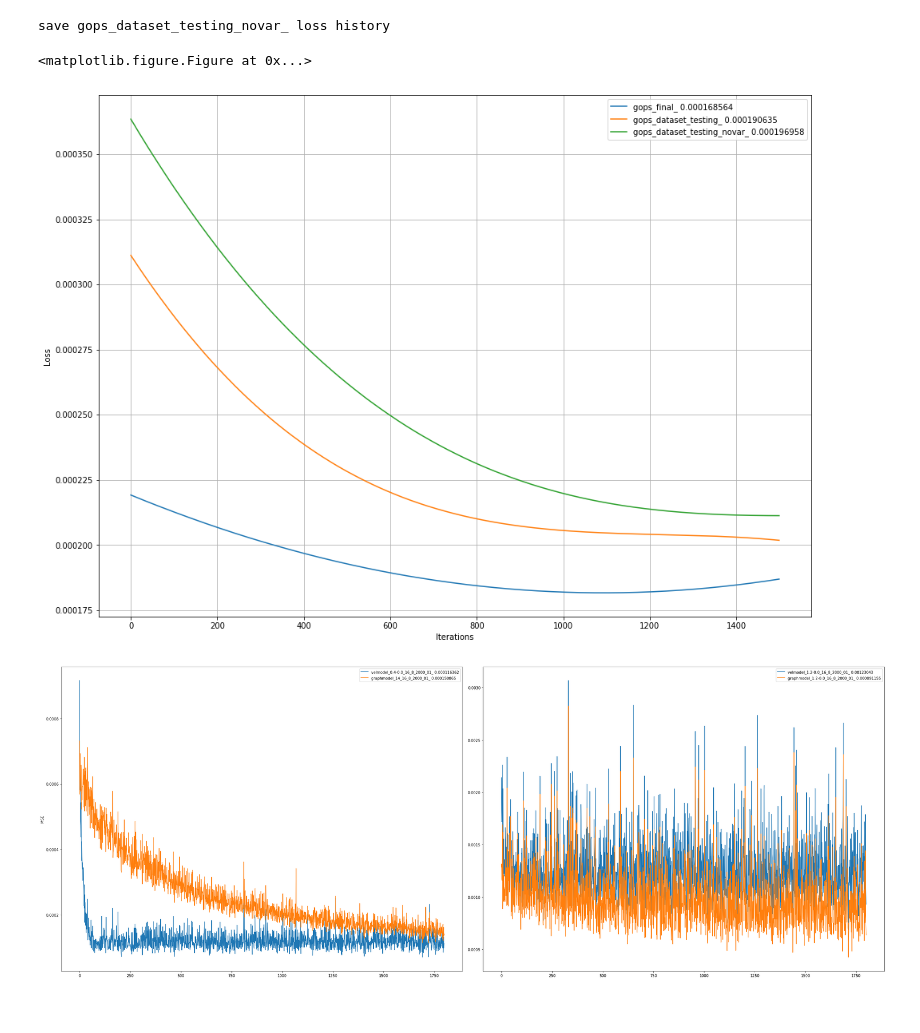
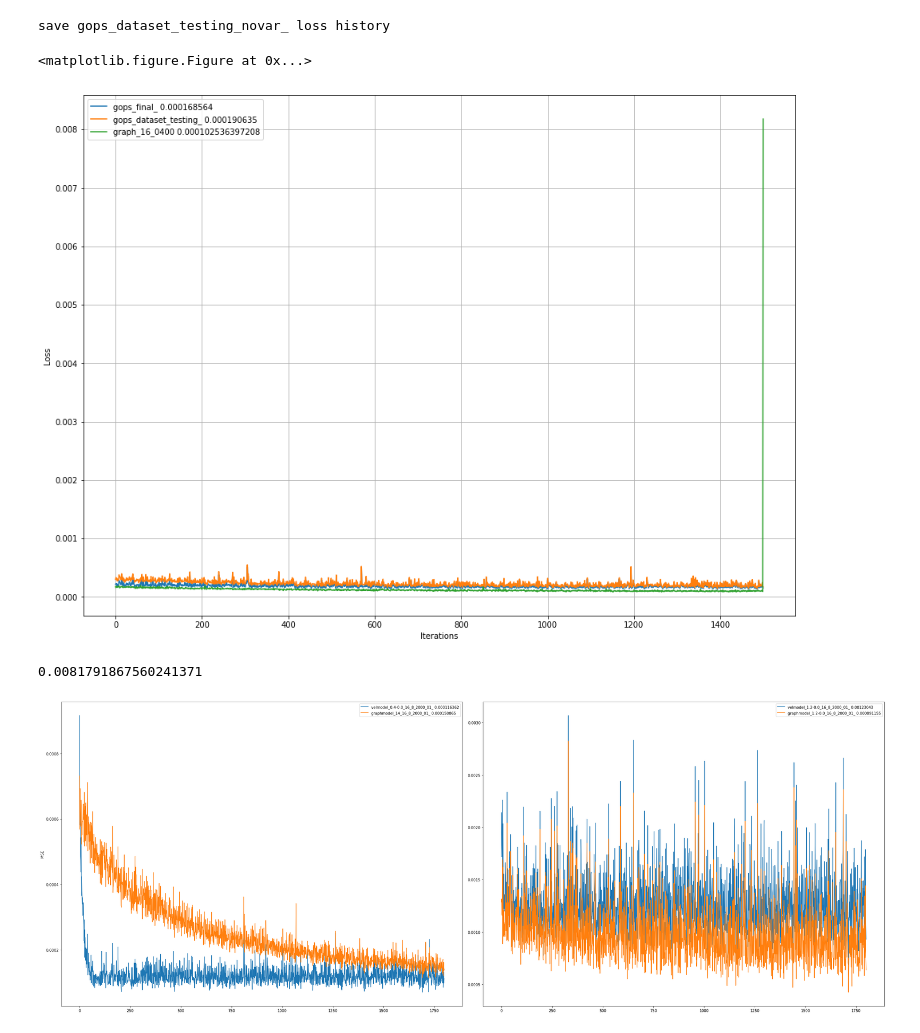
Before and after one commit to evdcush/N-Body_PointCloudEvolution, a Jupyter notebook: nbody.ipynb, the cells around one changed output. Cells and saved outputs as stored; diff of their text form; code cells hidden in the pictures.

Commit message:
finished with most of the training, something is wrong with loss histories, why spike at end

```diff
--- a/nbody.ipynb
+++ b/nbody.ipynb
@@ -358,6 +371,7 @@ save gops_dataset_testing_novar_ loss history
 '''
 Compare loss curves
 '''
+model_dir = './Models/'
 """
 loss_labels = ['setmodel_16_8_1000_01_',
                #'graphmodel_14_16_8_1000_01_',
@@ -386,39 +400,45 @@ loss_labels32 = [#'setmodel_32_8_1000_01_',
 labels_gops = [#'gopsrefac_nocopy_12345_',
                #'gops_refac_copy_12345_',
                #'gops_refac_modelcalltocpu_12345_',
                #'gops_refac_modelcalltocpu_12345_CONFIRM_',
                #'gops_refac_modelcalltocpu_12345_CONFIRM2_',
                'gops_final_',
                'gops_dataset_testing_',
-               'gops_dataset_testing_novar_',
+               #'gops_dataset_testing_novar_',
                #'gops_dataset_testing98765_',
               ]
 loss_labels = labels_gops
 loss_files = [np.load(model_dir + 'loss_history_' + fname + '.npy') for fname in loss_labels]
 loss_curves = {label:loss for label,loss in zip(loss_labels, loss_files)}
+g16 = np.load('./graph_16_0400_loss_train.npy')
+loss_curves['graph_16_0400'] = g16
 iterations = np.arange(loss_files[0].shape[0])
 plt.close('all')
 plt.clf()
 #plt.yscale('log')
 plt.figure(figsize=(16,12))
 plt.grid(True)
 plt.xlabel('Iterations')
 plt.ylabel('Loss')
 #plt.ylim([0,.001])
 pstart = 500
 for label, loss in loss_curves.items():
     if label[:5] == 'comb_':
         loss = loss[:,1]
-    linsp = np.arange(pstart,loss.shape[0])
-    poly = np.poly1d(np.polyfit(linsp, loss[pstart:], 3))
-    plt.plot(poly(linsp), label=(label + ' ' + str(np.median(loss[-50:]))))
-    #plt.plot(loss[pstart:], label=(label + ' ' + str(np.median(loss[-50:]))))
+    #linsp = np.arange(pstart,loss.shape[0])
+    #poly = np.poly1d(np.polyfit(linsp, loss[pstart:], 3))
+    #plt.plot(poly(linsp), label=(label + ' ' + str(np.median(loss[-50:]))))
+    plt.plot(loss[pstart:], label=(label + ' ' + str(np.median(loss[-50:]))))
 
 plt.legend()
 plt.show()
 # %% [output]
 <matplotlib.figure.Figure at 0x...>
-[figure, old version]
+[figure, new version]
+# %%
+g16[-1]
+# %% [output]
+0.0081791867560241371
 # %%
 '''
 Compare loss curves
```
Also changed, not shown: parts of 4 cells of this notebook, 2 other files.
